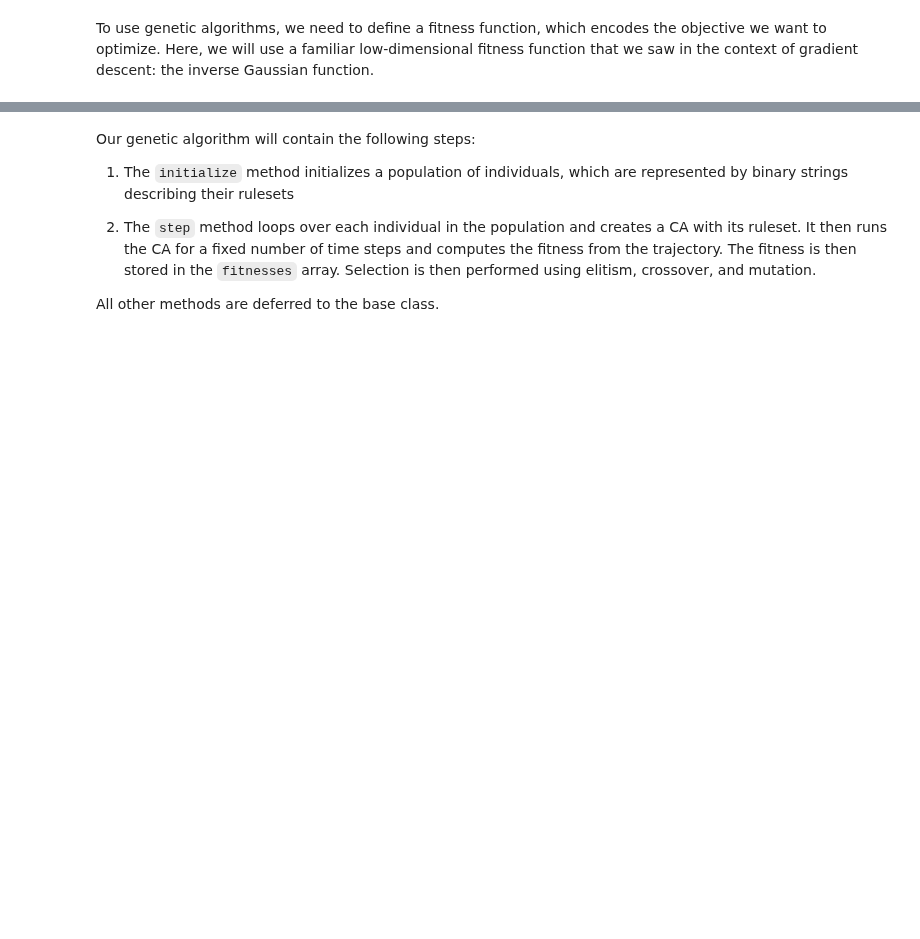
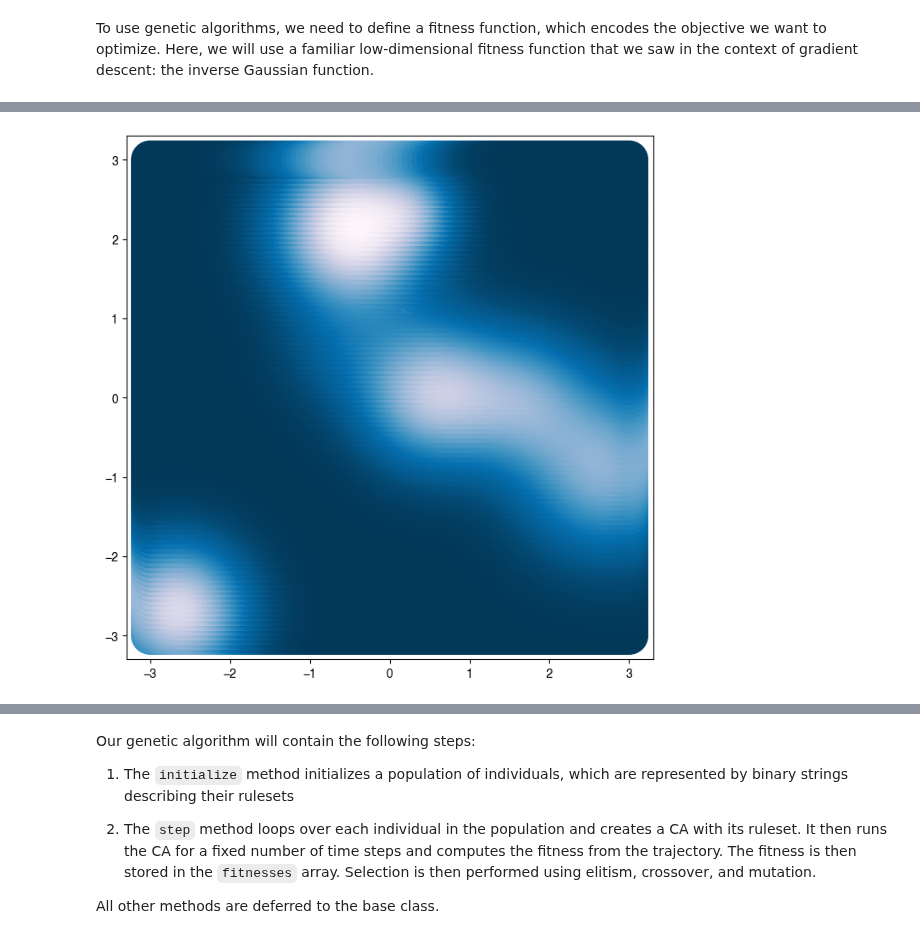
Before and after one commit to williamgilpin/cphy, a Jupyter notebook: talks/evolving_cellular_automata.ipynb, the cells around one changed output, grey strips where cells are left out. Cells and saved outputs as stored; diff of their text form; code cells hidden in the pictures; blank space fills up the shorter version.

```diff
--- a/talks/evolving_cellular_automata.ipynb
+++ b/talks/evolving_cellular_automata.ipynb
@@ -100,3 +114,94 @@ class GeneticAlgorithm:
         return self.best_individual
 # %% [markdown]
 To use genetic algorithms, we need to define a fitness function, which encodes the objective we want to optimize. Here, we will use a familiar low-dimensional fitness function that we saw in the context of gradient descent: the inverse Gaussian function.
+# %%
+
+class RandomLossLandscape:
+    """
+    Creates a random two-dimensional loss landscape with multiple circular gaussian wells
+
+    Args:
+        d (int): number of dimensions for the loss landscape
+        n_wells (int): number of gaussian wells
+        random_state (int): random seed
+
+    """
+
+    def __init__(self, d=2, n_wells=3, random_state=None):
+
+        # Fix the random seed
+        self.random_state = random_state
+        np.random.seed(random_state)
+
+        # Select random well locations, widths, and amplitudes
+        self.locs = (2 * np.random.uniform(size=(n_wells, d)) - 1) * 3
+        self.widths = np.random.rand(n_wells)[None, :]
+        self.coeffs = np.random.random(n_wells)
+        self.coeffs /= np.sum(self.coeffs) # normalize the amplitudes
+
+    def _gaussian_well(self, X, width=1):
+        """
+        A single gaussian well centered at 0 with specified width
+
+        Args:
+            X (np.ndarray): points at which to compute the gaussian well. This should
+                be of shape (n_batch, n_dim)
+            width (float): The width of the gaussian well
+
+        Returns:
+            np.ndarray: The value of the gaussian well at points X. The shape of the output
+                is (n_batch,)
+        """
+        return -np.exp(-np.sum((X / width) ** 2, axis=1))
+
+    def _grad_gaussian_well(self, X, width=1):
+        return -2 * X / (width ** 2) * self._gaussian_well(X, width)[:, None, :]
+
+    def grad(self, X):
+        # Arg shape before summation is (n_batch, n_dim, n_wells)
+        return np.sum(
+            self.coeffs * self._grad_gaussian_well(X[..., None] - self.locs.T[None, :], self.widths),
+            axis=-1
+        )
+
+    def loss(self, X):
+        """
+        Compute the loss landscape at points X
+
+        Args:
+            X (np.ndarray): points at which to compute the loss landscape. This should
+                be of shape (n_batch, n_dim)
+            width (float): The width of the gaussian wells
+
+        Returns:
+            np.ndarray: loss landscape at points X
+
+        Notes:
+            The loss landscape is computed as the sum of the individual gaussian wells
+            The shape of the argument to np.sum is (n_batch, n_wells)
+        """
+        return np.sum(
+            self._gaussian_well(X[..., None] - self.locs.T[None, :], self.widths) * self.coeffs,
+            axis=1
+        )
+
+    def __call__(self, X):
+        return self.loss(X)
+
+
+# Instantiate a random loss
+loss = RandomLossLandscape(random_state=0, n_wells=8)
+# loss.plot()
+# plt.axis('off')
+
+plt.figure(figsize=(8, 8))
+
+## First we plot the scalar field at high resolution
+x = np.linspace(-3, 3, 100)
+y = np.linspace(-3, 3, 100)
+xx, yy = np.meshgrid(x, y)
+X = np.array([xx.ravel(), yy.ravel()]).T
+print(X.shape)
+Z = loss(X) # same as loss.loss(X) because class is callable
+plt.scatter(X[:, 0], X[:, 1], c=Z, s=1000)
+# %% [output]
@@ -103 +210,2 @@ To use genetic algorithms, we need to define a fitness function, which encodes t
+[figure, added]
 # %%
```
Also changed, not shown: parts of 24 cells of this notebook, 1 other file.
